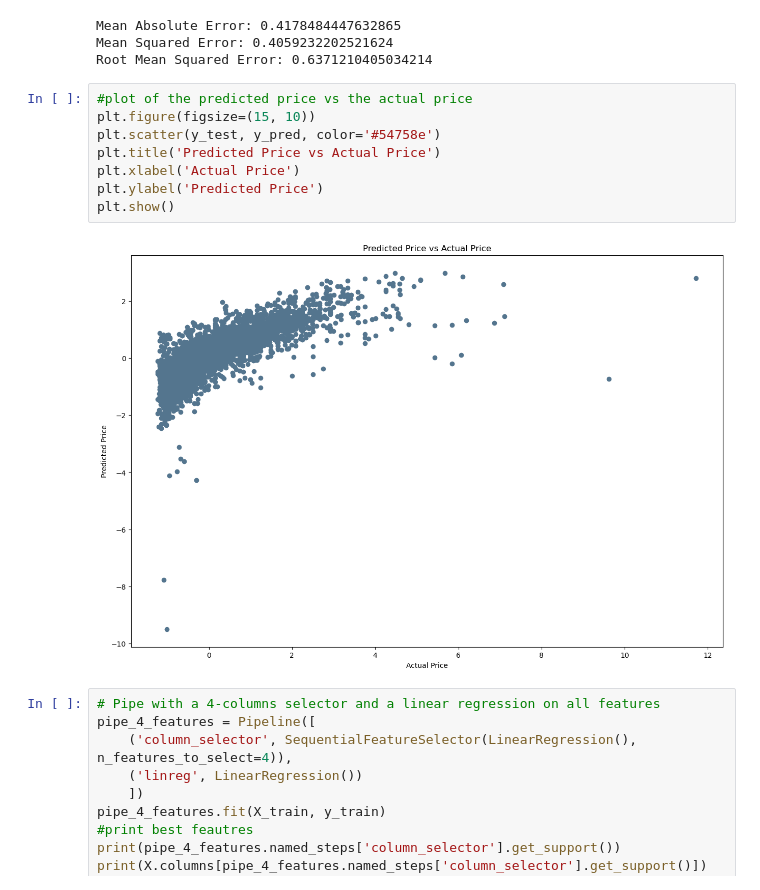
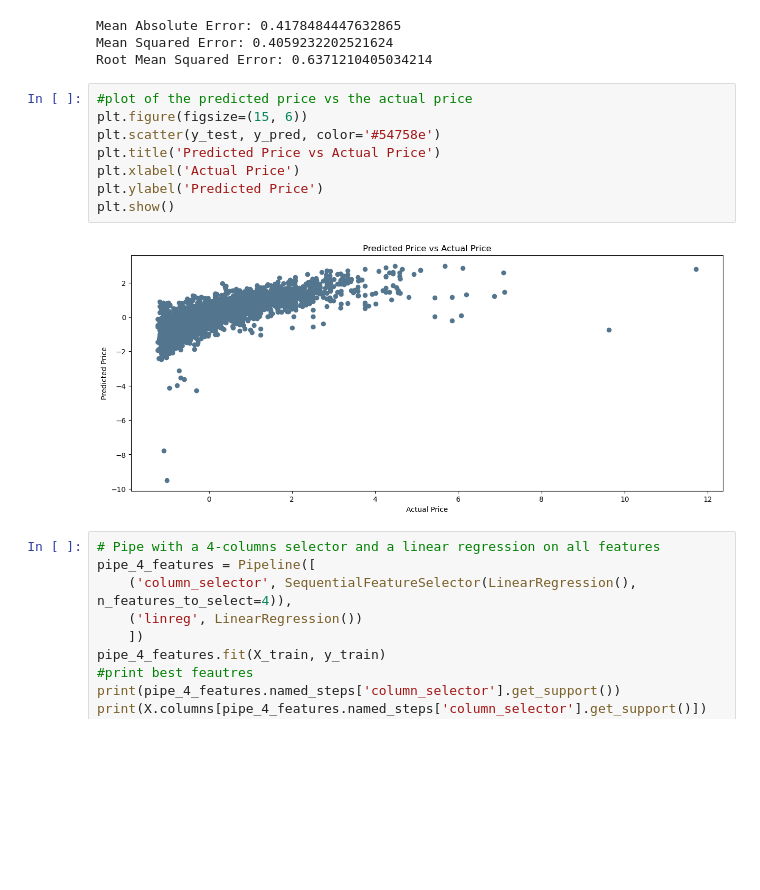
Before and after one commit to marrisp/used_cars, a Jupyter notebook: prompt_II.ipynb, the cells around one changed output. Drawn from its saved outputs; the diff is of its cells as text; blank space fills up the shorter version.

```diff
--- a/prompt_II.ipynb
+++ b/prompt_II.ipynb
@@ -535,14 +535,14 @@ Mean Squared Error: 0.4059232202521624
 Root Mean Squared Error: 0.6371210405034214
 # %%
 #plot of the predicted price vs the actual price
-plt.figure(figsize=(15, 10))
+plt.figure(figsize=(15, 6))
 plt.scatter(y_test, y_pred, color='#54758e')
 plt.title('Predicted Price vs Actual Price')
 plt.xlabel('Actual Price')
 plt.ylabel('Predicted Price')
 plt.show()
 # %% [output]
-[figure, old version]
+[figure, new version]
 # %%
 # Pipe with a 4-columns selector and a linear regression on all features
 pipe_4_features = Pipeline([
```
Also changed, not shown: parts of 7 cells of this notebook.
